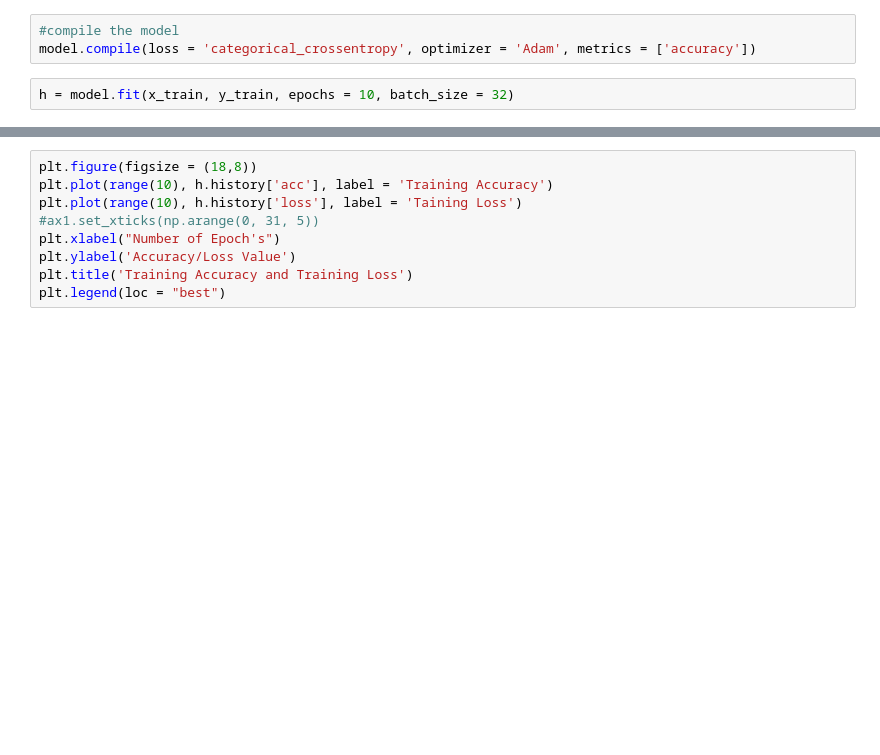
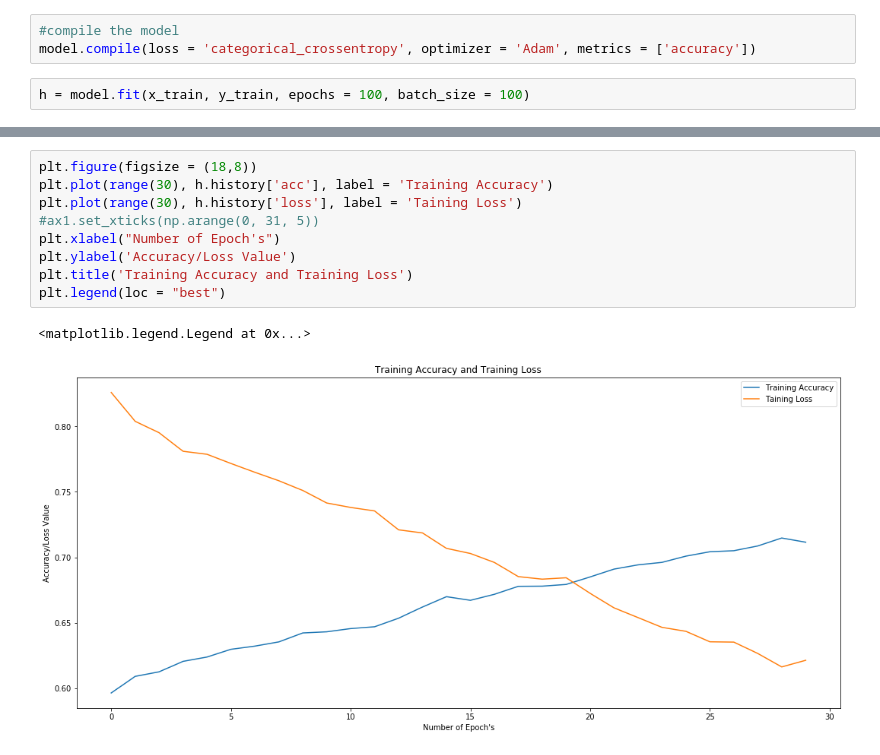
Before and after one commit to aradahir/signal_flowcytometry_analysis, a Jupyter notebook: cell_count/CNN.ipynb, the cells around one changed output, grey strips where cells are left out. Cells and saved outputs as stored; diff of their text form; blank space fills up the shorter version.

```diff
--- a/cell_count/CNN.ipynb
+++ b/cell_count/CNN.ipynb
@@ -170,4 +229,4 @@ model.summary()
 #compile the model
 model.compile(loss = 'categorical_crossentropy', optimizer = 'Adam', metrics = ['accuracy'])
 # %%
-h = model.fit(x_train, y_train, epochs = 10, batch_size = 32)
+h = model.fit(x_train, y_train, epochs = 100, batch_size = 100)
@@ -174,12 +251,15 @@ h = model.fit(x_train, y_train, epochs = 10, batch_size = 32)
 # %%
 plt.figure(figsize = (18,8))
-plt.plot(range(10), h.history['acc'], label = 'Training Accuracy')
-plt.plot(range(10), h.history['loss'], label = 'Taining Loss')
+plt.plot(range(30), h.history['acc'], label = 'Training Accuracy')
+plt.plot(range(30), h.history['loss'], label = 'Taining Loss')
 #ax1.set_xticks(np.arange(0, 31, 5))
 plt.xlabel("Number of Epoch's")
 plt.ylabel('Accuracy/Loss Value')
 plt.title('Training Accuracy and Training Loss')
 plt.legend(loc = "best")
+# %% [output]
+<matplotlib.legend.Legend at 0x...>
+[figure, added]
 # %%
 predictions = model.evaluate(x_test, y_test)
 print(f'LOSS : {predictions[0]}')
```
Also changed, not shown: parts of 5 cells of this notebook.
